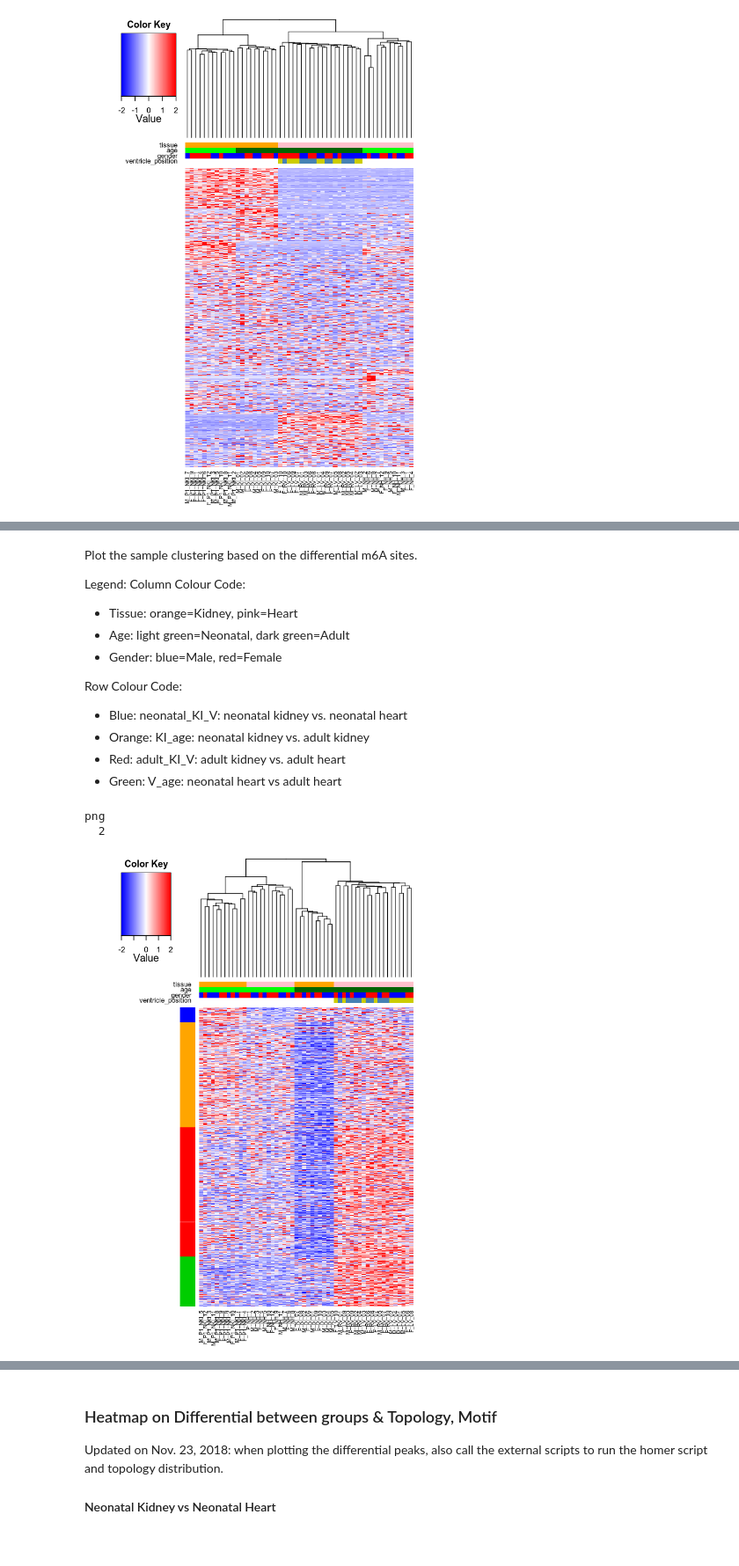
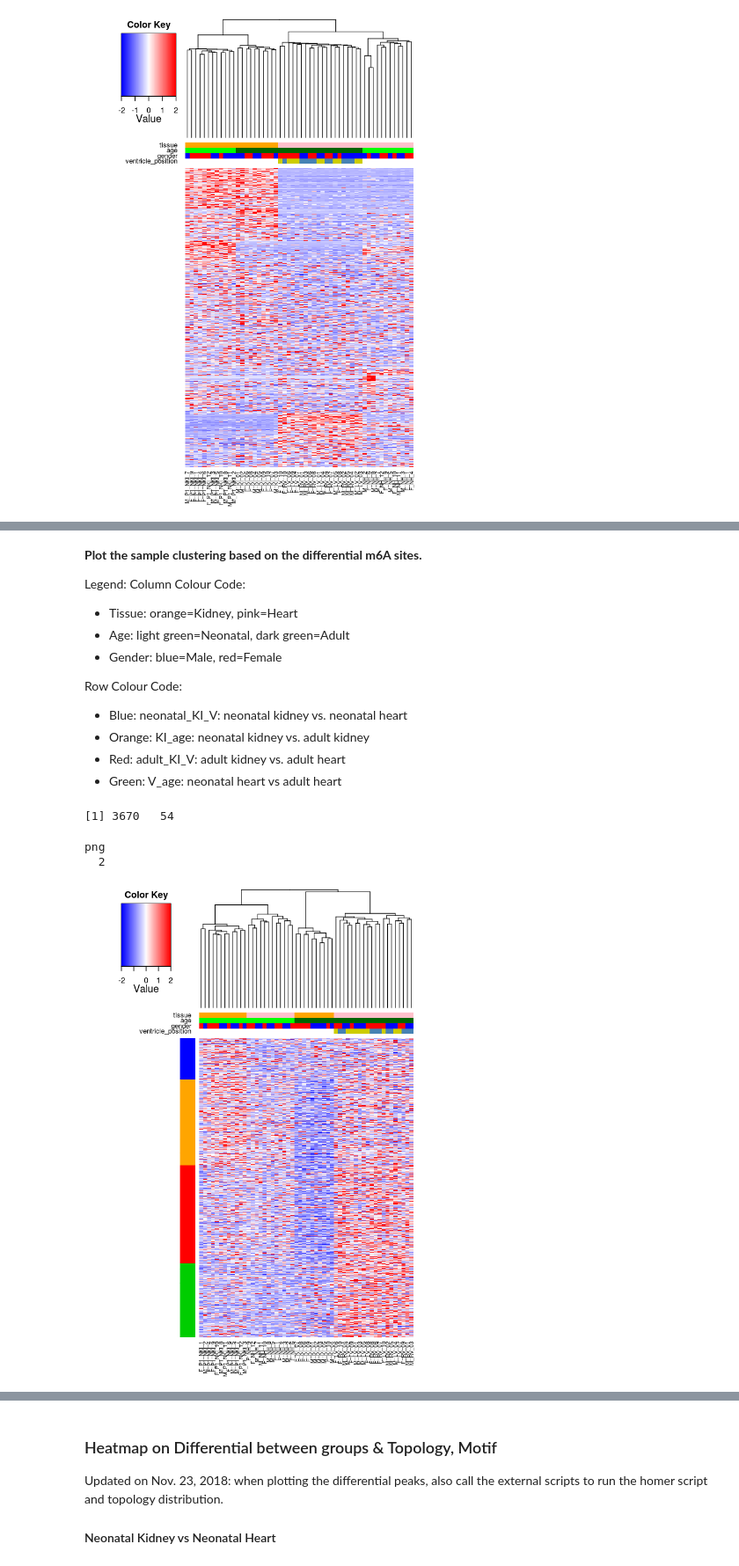
Before and after one commit to zj-zhang/m6A_lowinput_mouse_notebook, a Jupyter notebook: 20181008-m6A-2/m6A_Analysis.Part_2.ipynb, the cells around one changed output, grey strips where cells are left out. Shown at 88% size. Cells and saved outputs as stored; diff of their text form; code cells hidden in the pictures.

Commit message:
update to new differential detection criteria

```diff
--- a/20181008-m6A-2/m6A_Analysis.Part_2.ipynb
+++ b/20181008-m6A-2/m6A_Analysis.Part_2.ipynb
@@ -163,5 +199,5 @@ png
 # %% [markdown]
-Plot the sample clustering based on the differential m6A sites.
+**Plot the sample clustering based on the differential m6A sites.**
 
 
 Legend:
@@ -194,7 +230,8 @@ diff_group = c()
 diff_idx = c()
 diff_peak = c()
 comparison_color_code = c('blue', 'orange', 'red', 'green3')
-differential_sites = differential_sites[, c("neonatal_KI_V", "KI_age", "adult_KI_V", "V_age")]
+#differential_sites = differential_sites[, c("neonatal_KI_V", "KI_age", "adult_KI_V", "V_age")]
+differential_sites = differential_sites[, c("NHK", "Kidney_Age", "AHK", "Heart_Age")]
 for(j in 1:ncol(differential_sites))
 {
 	comparison = colnames(differential_sites)[j]
@@ -212,12 +249,11 @@ diff_df = data.frame(
 	stringsAsFactors=F)
 
 y = as.matrix(data[diff_df$idx,])
-#y = as.matrix(data)
 y = t(scale(t(y)))
 
-hr = hclust(as.dist(1-cor(t(y), method="spearman")), method="average")
+#hr = hclust(as.dist(1-cor(t(y), method="spearman")), method="average")
 #hc = hclust(as.dist(1-cor(y, method="pearson")), method="average")
-hc = hclust(as.dist(1-cor(y, method="pearson")), method="average")
+hc = hclust(as.dist(1-cor(y, method="spearman")), method="complete")
 
 
 palette <- colorRampPalette(c("blue","white","red"))
@@ -230,34 +266,36 @@ clab = data.frame(
 
 	stringsAsFactors=F
 )
 clab$gender[ grep('M', colnames(y)) ] = 'blue'
 clab$gender[ grep('F', colnames(y)) ] = 'red'
 clab$ventricle_position[ grep('RV', colnames(y)) ] = 'steelblue'
 clab$ventricle_position[ grep('LV', colnames(y)) ] = 'yellow3'
 
 
 clab = as.matrix(clab)
 rlab = as.matrix(diff_group, nrow=1)
 
 breaks = c(seq(-2, 0,length=100),seq(0, 2,length=100))
 
 options(repr.plot.width=6, repr.plot.height=8)
+print(dim(y))
 heatmap.3(y, Rowv = NULL, Colv = as.dendrogram(hc), dendrogram = "col",
     col = palette,
     labRow=F, breaks=breaks,
     ColSideColors = clab, key = TRUE,
     RowSideColors = t(rlab))
 
 if(SAVE_FIG) {
-pdf('PeakIntensity_AllDifferential.pdf')
+pdf('_data/PeakIntensity_AllDifferential.pdf')
 heatmap.3(y, Rowv = NULL, Colv = as.dendrogram(hc), dendrogram = "col",
     col = palette,
     labRow=F, breaks=breaks,
     ColSideColors = clab, key = TRUE,
     RowSideColors = t(rlab))
 dev.off()
 }
 # %% [output]
-png
-  2
+[1] 3670   54
+png
+  2
-[figure, old version]
+[figure, new version]
```
Also changed, not shown: parts of 22 cells of this notebook, 13 other files.
